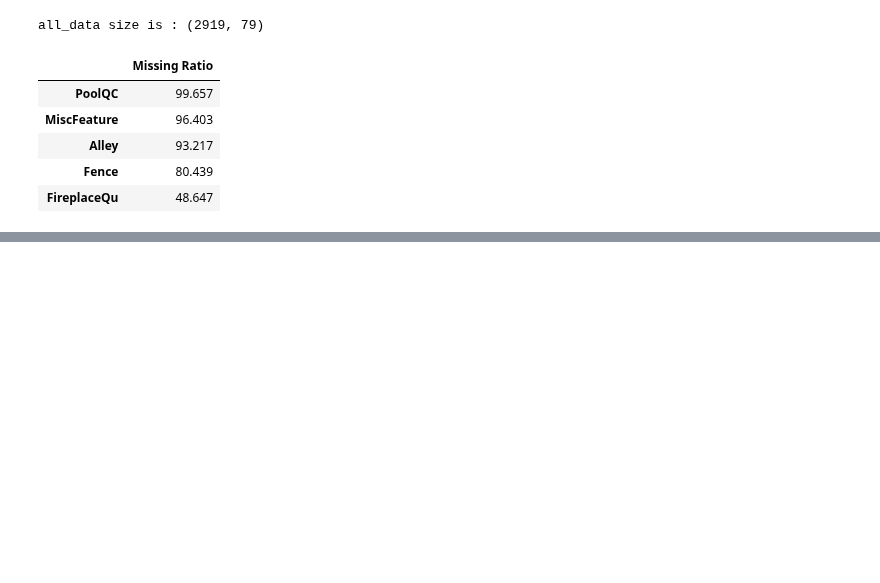
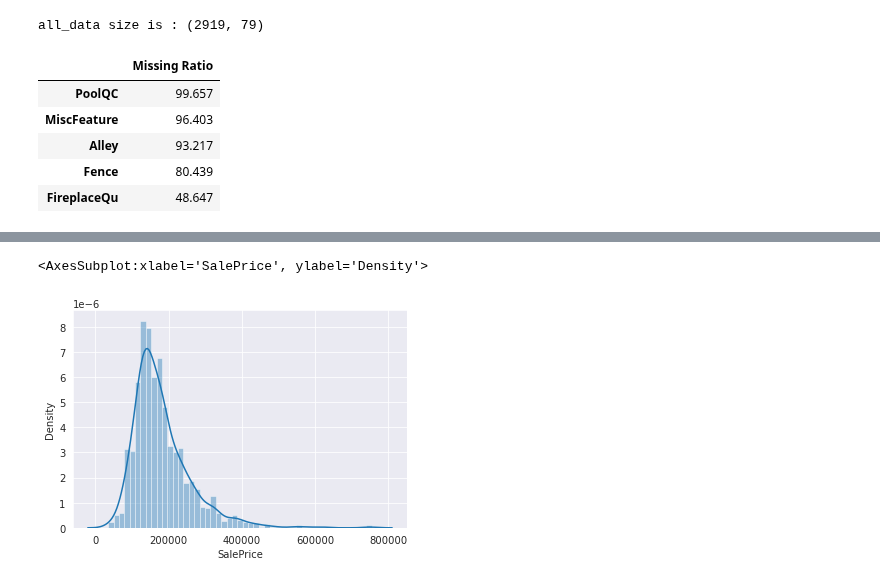
Before and after one commit to ducksfrogs/ma_kaggle, a Jupyter notebook: housePrice/jup/features_engineering.ipynb, the cells around one changed output, grey strips where cells are left out. Drawn from its saved outputs; the diff is of its cells as text; code cells hidden in the pictures; blank space fills up the shorter version.

```diff
--- a/housePrice/jup/features_engineering.ipynb
+++ b/housePrice/jup/features_engineering.ipynb
@@ -54,0 +67,5 @@ missing_data.head()
+# %%
+sns.distplot(train['SalePrice'])
+# %% [output]
+<AxesSubplot:xlabel='SalePrice', ylabel='Density'>
+[figure, added]
```
Also changed, not shown: parts of 6 cells of this notebook, 2 other files.
